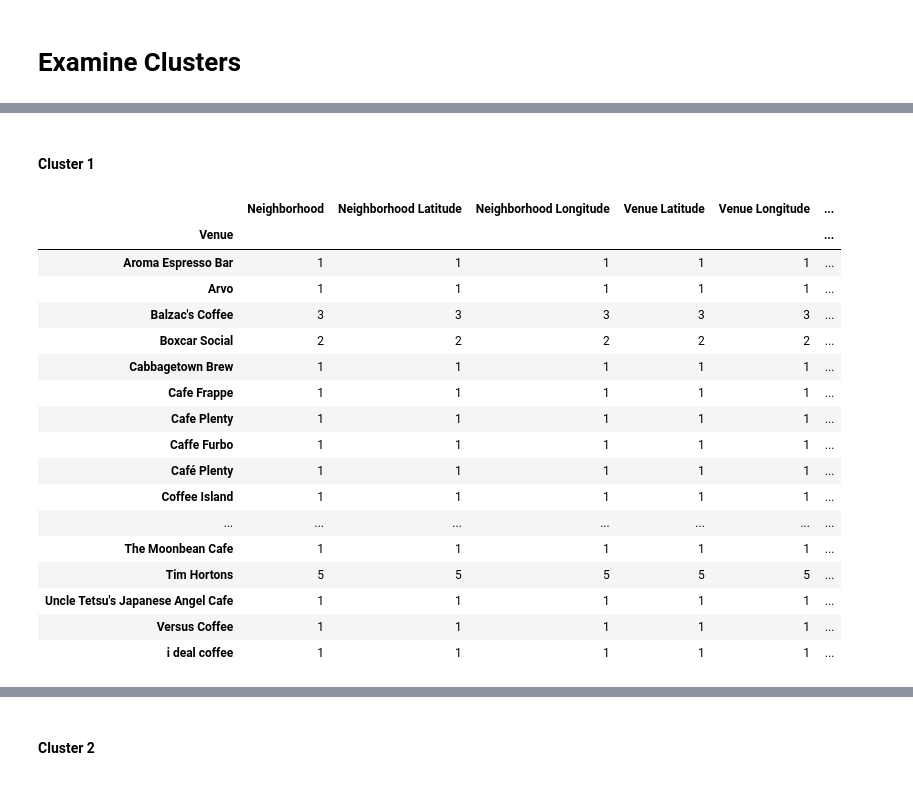
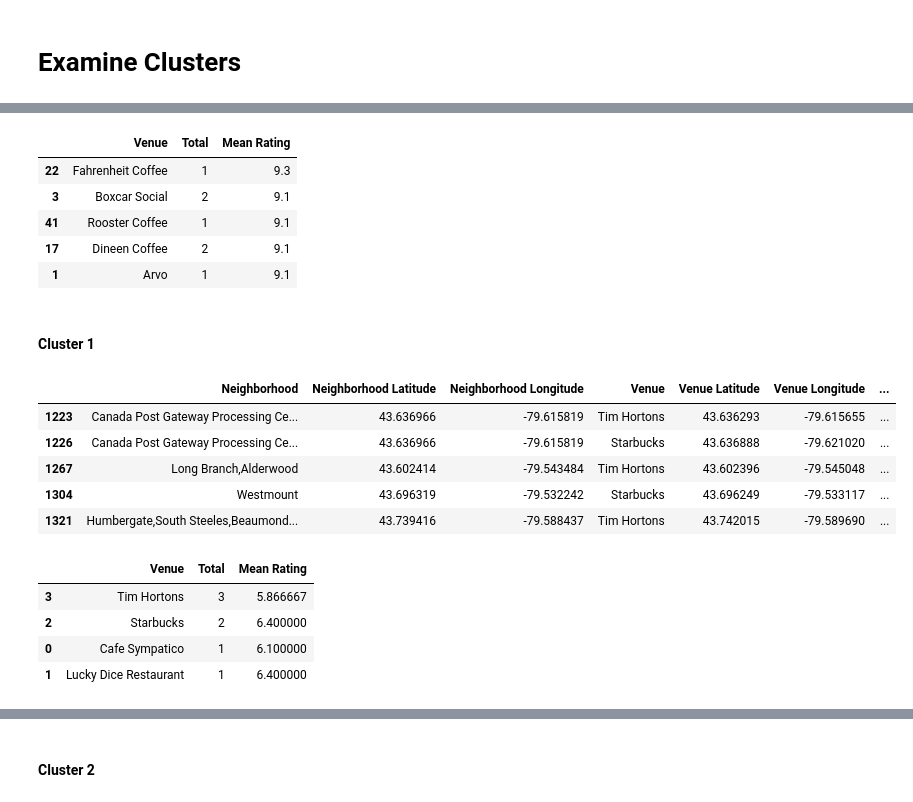
Before and after one commit to axonintel/Coursera_Capstone, a Jupyter notebook: Toronto Neighborhoods copy 3.ipynb, the cells around one changed output, grey strips where cells are left out. Saved outputs shown, nothing was run; the diff lists cells and outputs as text; code cells hidden in the pictures.

Commit message:
Published from datascience.ibm.com

```diff
--- a/Toronto Neighborhoods copy 3.ipynb
+++ b/Toronto Neighborhoods copy 3.ipynb
@@ -320,0 +312,26 @@ create_download_link(toronto_venues)
+# %%
+import sys
+import types
+import pandas as pd
+from botocore.client import Config
+import ibm_boto3
+
+def __iter__(self): return 0
+
+# @hidden_cell
+# The following code accesses a file in your IBM Cloud Object Storage. It includes your credentials.
+# You might want to remove those credentials before you share your notebook.
+client_662ce83bb7d64302b35c576c37502c9f = ibm_boto3.client(service_name='s3',
+    ibm_api_key_id='YLIVrxRRLp8DAohVi1Yn88BRxoohLllNSgJYgxZUaWI9',
+    ibm_auth_endpoint="https://iam.ng.bluemix.net/oidc/token",
+    config=Config(signature_version='oauth'),
+    endpoint_url='https://s3-api.us-geo.objectstorage.service.networklayer.com')
+
+body = client_662ce83bb7d64302b35c576c37502c9f.get_object(Bucket='datascience-donotdelete-pr-rtc5zpexpyas92',Key='data_.csv')['Body']
+# add missing __iter__ method, so pandas accepts body as file-like object
+if not hasattr(body, "__iter__"): body.__iter__ = types.MethodType( __iter__, body )
+
+toronto_venues = pd.read_csv(body)
+cols =['Neighborhood','Neighborhood Latitude','Neighborhood Longitude','Venue','Venue Latitude','Venue Longitude','Venue Category','Venue Rating']
+toronto_venues = toronto_venues[cols]
+toronto_venues.head()
@@ -643,3 +667,5 @@ map_clusters
 [interactive output not drawn]
 # %% [markdown]
 # Examine Clusters
+# %%
+coffeeShops.dropna(inplace=True)
@@ -656,23 +716,37 @@ coffeeShops.groupby(['Cluster Labels']).mean()
+# %%
+cluster0_top5 = coffeeShops_grouped_0.sort_values(by='Mean Rating', ascending=False).head(5)
+cluster0_top5
+# %% [output]
+|  | Venue | Total | Mean Rating |
+| 22 | Fahrenheit Coffee | 1 | 9.3 |
+| 3 | Boxcar Social | 2 | 9.1 |
+| 41 | Rooster Coffee | 1 | 9.1 |
+| 17 | Dineen Coffee | 2 | 9.1 |
+| 1 | Arvo | 1 | 9.1 |
 # %% [markdown]
 #### Cluster 1
 # %%
-coffeeShops.loc[coffeeShops["Cluster Labels"] == 0].groupby(['Venue']).count()
+coffeeShops.loc[coffeeShops["Cluster Labels"] == 1].head()
 # %% [output]
-|  | Neighborhood | Neighborhood Latitude | Neighborhood Longitude | Venue Latitude | Venue Longitude | ... |
-| Venue |  |  |  |  |  | ... |
-| Aroma Espresso Bar | 1 | 1 | 1 | 1 | 1 | ... |
-| Arvo | 1 | 1 | 1 | 1 | 1 | ... |
-| Balzac's Coffee | 3 | 3 | 3 | 3 | 3 | ... |
-| Boxcar Social | 2 | 2 | 2 | 2 | 2 | ... |
-| Cabbagetown Brew | 1 | 1 | 1 | 1 | 1 | ... |
-| Cafe Frappe | 1 | 1 | 1 | 1 | 1 | ... |
-| Cafe Plenty | 1 | 1 | 1 | 1 | 1 | ... |
-| Caffe Furbo | 1 | 1 | 1 | 1 | 1 | ... |
-| Café Plenty | 1 | 1 | 1 | 1 | 1 | ... |
-| Coffee Island | 1 | 1 | 1 | 1 | 1 | ... |
-| ... | ... | ... | ... | ... | ... | ... |
-| The Moonbean Cafe | 1 | 1 | 1 | 1 | 1 | ... |
-| Tim Hortons | 5 | 5 | 5 | 5 | 5 | ... |
-| Uncle Tetsu's Japanese Angel Cafe | 1 | 1 | 1 | 1 | 1 | ... |
-| Versus Coffee | 1 | 1 | 1 | 1 | 1 | ... |
-| i deal coffee | 1 | 1 | 1 | 1 | 1 | ... |
+|  | Neighborhood | Neighborhood Latitude | Neighborhood Longitude | Venue | Venue Latitude | Venue Longitude | ... |
+| 1223 | Canada Post Gateway Processing Ce... | 43.636966 | -79.615819 | Tim Hortons | 43.636293 | -79.615655 | ... |
+| 1226 | Canada Post Gateway Processing Ce... | 43.636966 | -79.615819 | Starbucks | 43.636888 | -79.621020 | ... |
+| 1267 | Long Branch,Alderwood | 43.602414 | -79.543484 | Tim Hortons | 43.602396 | -79.545048 | ... |
+| 1304 | Westmount | 43.696319 | -79.532242 | Starbucks | 43.696249 | -79.533117 | ... |
+| 1321 | Humbergate,South Steeles,Beaumond... | 43.739416 | -79.588437 | Tim Hortons | 43.742015 | -79.589690 | ... |
+# %%
+coffeeShops_grouped_1 = coffeeShops.loc[coffeeShops["Cluster Labels"] == 1]
+coffeeShops_grouped_1.head()
+coffeeShops_grouped_1_mean = coffeeShops_grouped_1.groupby(['Venue']).mean()["Venue Rating"]
+
+coffeeShops_grouped_1 = pd.DataFrame(data=coffeeShops_grouped_1.groupby('Venue').count()["Cluster Labels"])
+coffeeShops_grouped_1 = pd.concat([coffeeShops_grouped_1, coffeeShops_grouped_1_mean], axis=1)
+coffeeShops_grouped_1.columns = ['Total','Mean Rating']
+coffeeShops_grouped_1.reset_index(inplace=True)
+coffeeShops_grouped_1.sort_values(by='Total', ascending=False).head(5)
+# %% [output]
+|  | Venue | Total | Mean Rating |
+| 3 | Tim Hortons | 3 | 5.866667 |
+| 2 | Starbucks | 2 | 6.400000 |
+| 0 | Cafe Sympatico | 1 | 6.100000 |
+| 1 | Lucky Dice Restaurant | 1 | 6.400000 |
```
Also changed, not shown: parts of 26 cells of this notebook.
